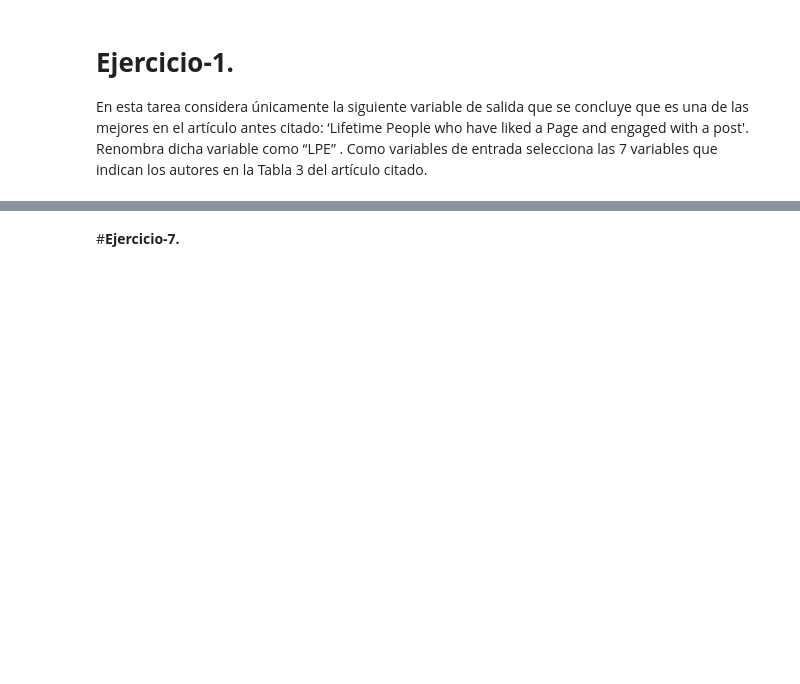
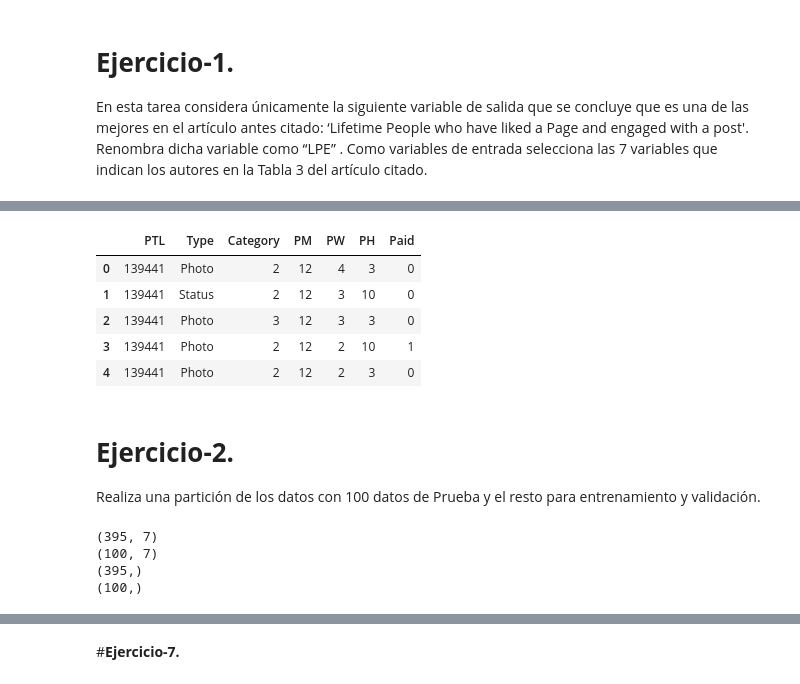
Before and after one commit to PosgradoMNA/iayaa-Equipo-55, a Jupyter notebook: Redneuronal_Equipo55.ipynb, the cells around one changed output, grey strips where cells are left out. Cells and saved outputs as stored; diff of their text form; code cells hidden in the pictures; blank space fills up the shorter version.

```diff
--- a/Redneuronal_Equipo55.ipynb
+++ b/Redneuronal_Equipo55.ipynb
@@ -86,0 +100,10 @@ None
+# %%
+X = dataset_articulo.iloc[:,: -3]
+X.head()
+# %% [output]
+|  | PTL | Type | Category | PM | PW | PH | Paid |
+| 0 | 139441 | Photo | 2 | 12 | 4 | 3 | 0 |
+| 1 | 139441 | Status | 2 | 12 | 3 | 10 | 0 |
+| 2 | 139441 | Photo | 3 | 12 | 3 | 3 | 0 |
+| 3 | 139441 | Photo | 2 | 12 | 2 | 10 | 1 |
+| 4 | 139441 | Photo | 2 | 12 | 2 | 3 | 0 |
@@ -86,0 +114,18 @@ None
+# %% [markdown]
+# **Ejercicio-2.**
+Realiza una partición de los datos con 100 datos de Prueba y el resto para entrenamiento y
+validación.
+# %%
+X_train, X_test, Y_train, Y_test = train_test_split(
+    X, Y_LPE, test_size=100, random_state=55
+)
+
+print(X_train.shape)
+print(X_test.shape)
+print(Y_train.shape)
+print(Y_test.shape)
+# %% [output]
+(395, 7)
+(100, 7)
+(395,)
+(100,)
```
Also changed, not shown: parts of 44 cells of this notebook.
